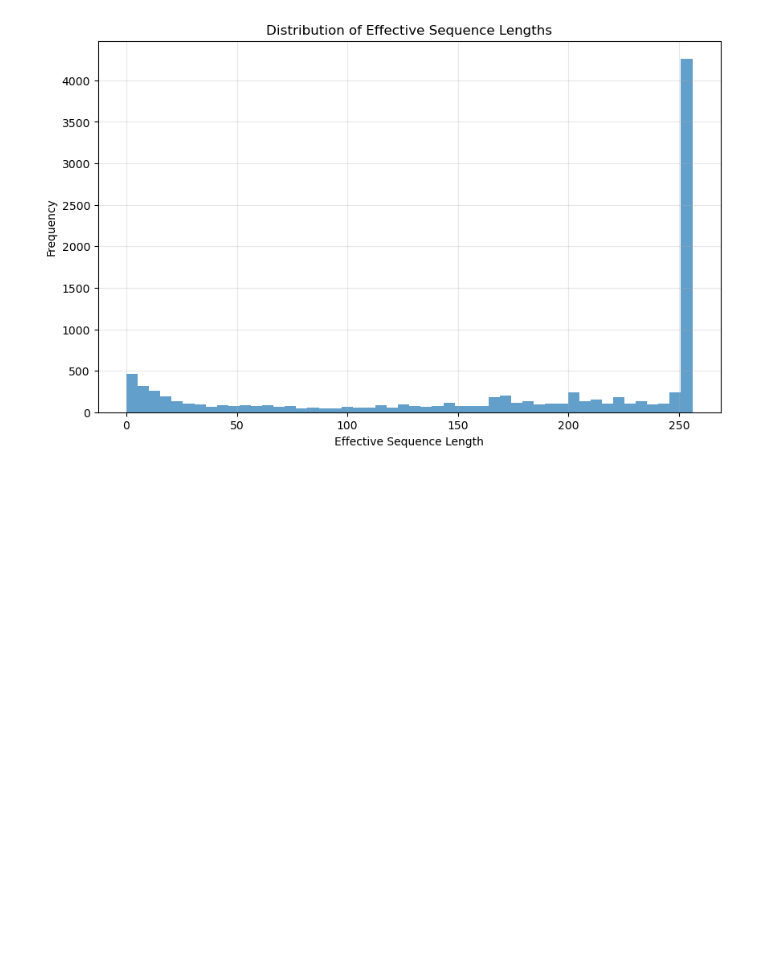
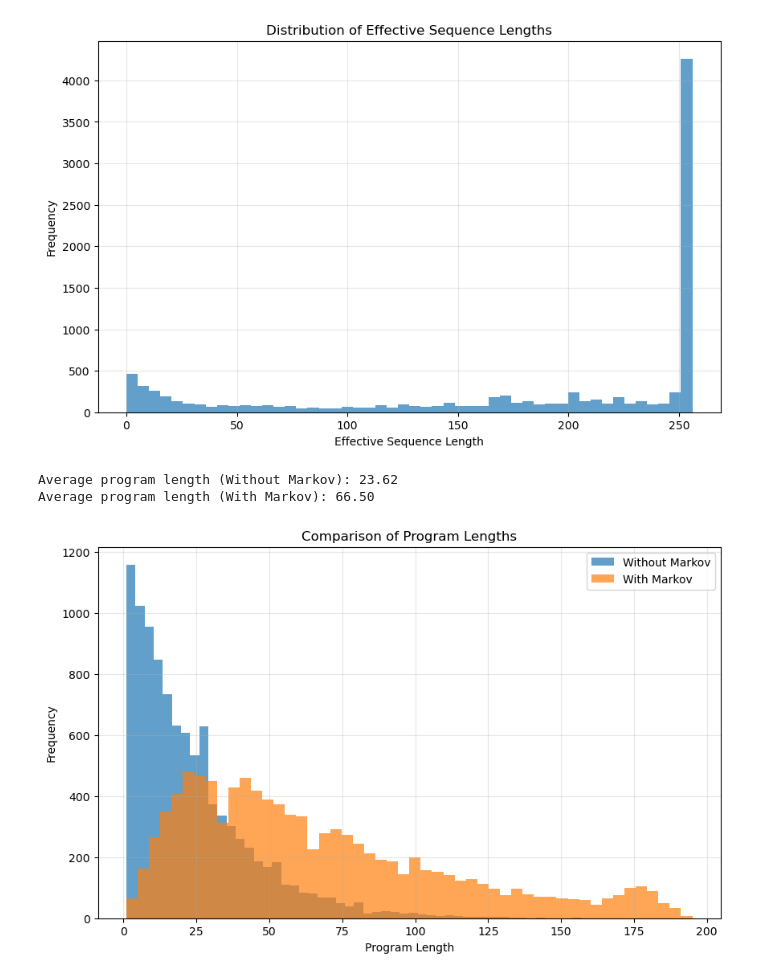
Before and after one commit to lazypanda10117/Learning-UTM, a Jupyter notebook: program_length_analysis.ipynb, the cells around one changed output. Saved outputs shown, nothing was run; the diff lists cells and outputs as text; code cells hidden in the pictures; blank space fills up the shorter version.

```diff
--- a/program_length_analysis.ipynb
+++ b/program_length_analysis.ipynb
@@ -112,3 +112,39 @@ Average effective sequence length: 62.03
 ============With markov============
 Average effective sequence length: 178.74
 [figure]
+# %%
+def compare_program_lengths(programs1, programs2, label1="Without Markov", label2="With Markov"):
+    # Calculate program lengths for both datasets
+    def get_program_lengths(programs):
+        return [len(program) for program in programs]
+
+    lengths1 = get_program_lengths(programs1)
+    lengths2 = get_program_lengths(programs2)
+
+    # Calculate statistics
+    avg_length1 = sum(lengths1) / len(lengths1)
+    avg_length2 = sum(lengths2) / len(lengths2)
+
+    print(f"Average program length ({label1}): {avg_length1:.2f}")
+    print(f"Average program length ({label2}): {avg_length2:.2f}")
+
+    # Plot the distributions side by side
+    plt.figure(figsize=(10, 6))
+
+    # Create a histogram with transparency
+    plt.hist(lengths1, bins=50, alpha=0.7, label=label1)
+    plt.hist(lengths2, bins=50, alpha=0.7, label=label2)
+
+    plt.xlabel('Program Length')
+    plt.ylabel('Frequency')
+    plt.title('Comparison of Program Lengths')
+    plt.legend()
+    plt.grid(True, alpha=0.3)
+    plt.show()
+
+# Compare the program lengths between the two datasets
+compare_program_lengths(short_programs, short_programs_with_markov)
+# %% [output]
+Average program length (Without Markov): 23.62
+Average program length (With Markov): 66.50
+[figure, added]
```
Also changed, not shown: parts of 1 cell of this notebook, 5 other files.
